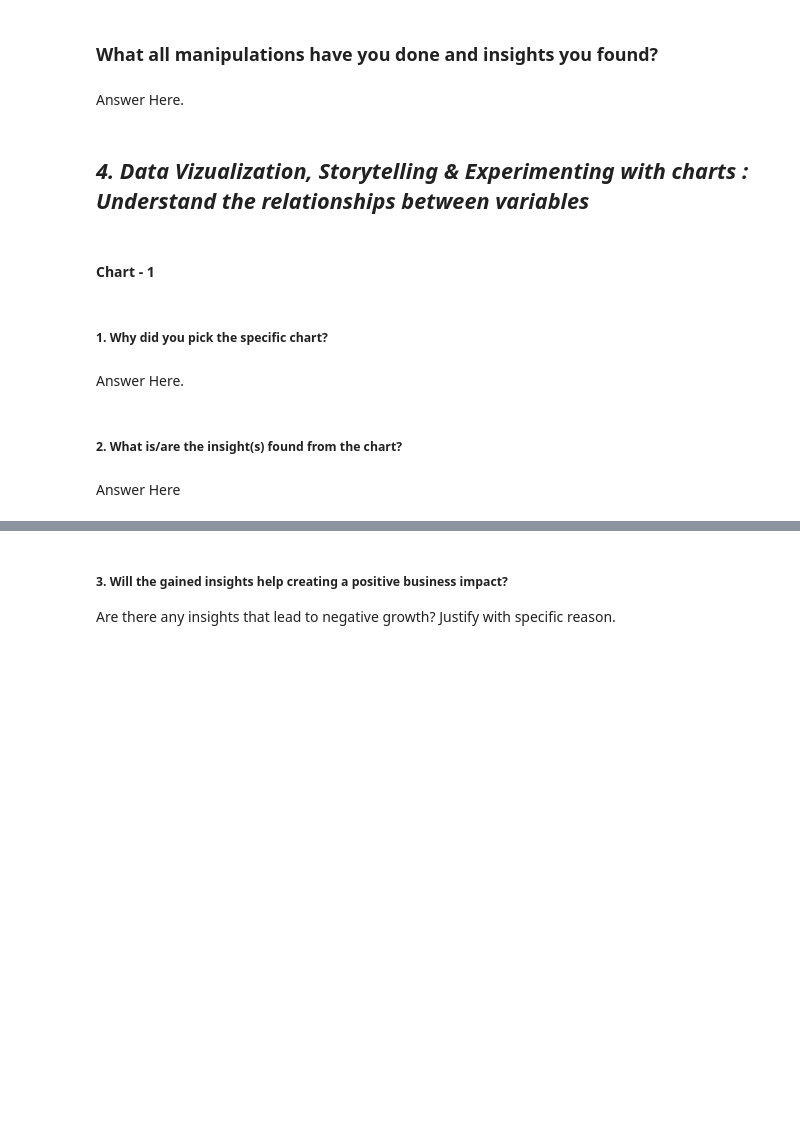
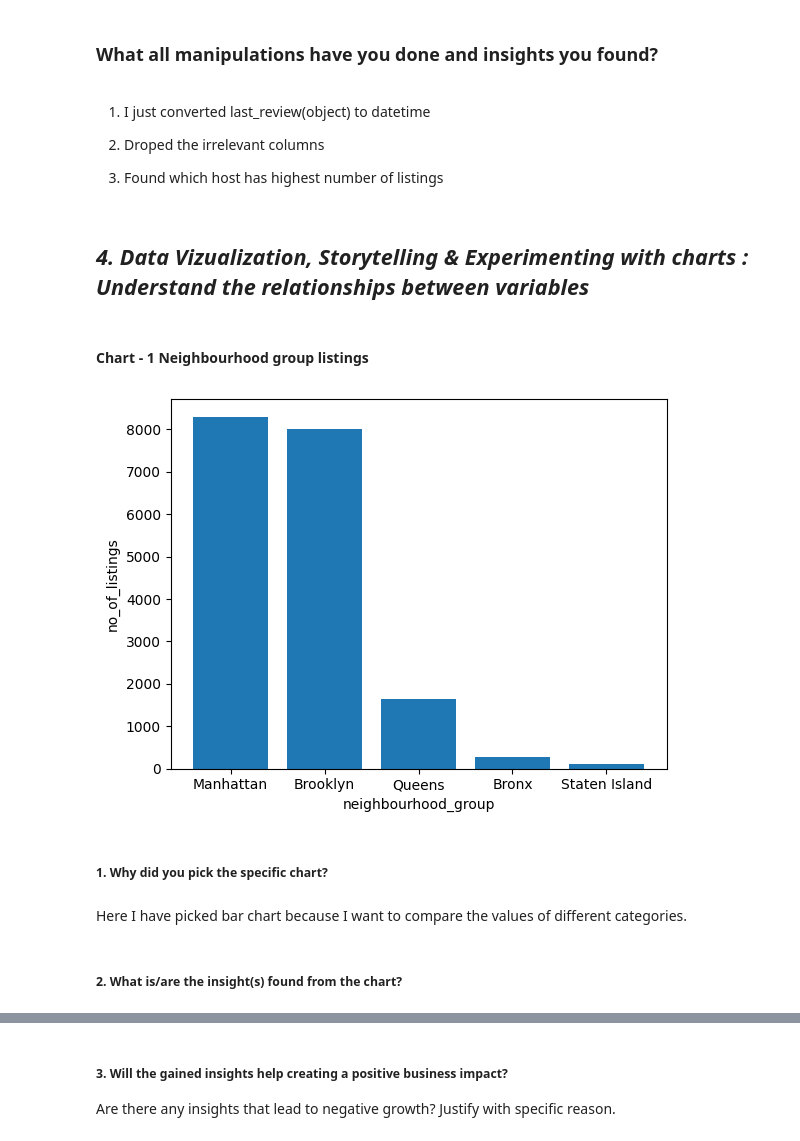
Before and after one commit to hitesh-lalwanii/Airbnb-Booking-Analysis, a Jupyter notebook: Airbnb_Booking_Analysis_By_Hitesh_Lalwani_(_Cohort_Lima).ipynb, the cells around one changed output, grey strips where cells are left out. Cells and saved outputs as stored; diff of their text form; code cells hidden in the pictures; blank space fills up the shorter version.

```diff
--- a/Airbnb_Booking_Analysis_By_Hitesh_Lalwani_(_Cohort_Lima).ipynb
+++ b/Airbnb_Booking_Analysis_By_Hitesh_Lalwani_(_Cohort_Lima).ipynb
@@ -285,3 +286,5 @@ dtype: int64
 ### Data Wrangling Code
 # %%
 # Write your code to make your dataset analysis ready.
+data.dropna(inplace=True)
+data.info()
@@ -287,0 +309,4 @@ dtype: int64
+# %%
+import datetime
+data["last_review"]=pd.to_datetime(data["last_review"],format="%Y-%m-%d")
+data.info()
@@ -287,0 +331,2 @@ dtype: int64
+# %%
+data.drop(["latitude","longitude"],axis=1,inplace=True)
@@ -288,8 +366,13 @@ dtype: int64
 # %% [markdown]
 ### What all manipulations have you done and insights you found?
-# %% [markdown]
-Answer Here.
+# %% [markdown]
+
+
+1.   I just converted last_review(object) to datetime
+2.   Droped the irrelevant columns
+
+3.   Found which host has highest number of listings
 # %% [markdown]
 ## ***4. Data Vizualization, Storytelling & Experimenting with charts : Understand the relationships between variables***
 # %% [markdown]
-#### Chart - 1
+#### Chart - 1 Neighbourhood group listings
@@ -298,8 +379,17 @@ Answer Here.
+# %%
+# Chart - 1 visualization code
+df=data["neighbourhood_group"].value_counts()
+x=df.index
+y=df.values
+plt.bar(x,y)
+plt.xlabel("neighbourhood_group")
+plt.ylabel("no_of_listings")
+plt.show()
+# %% [output]
+[figure, added]
 # %% [markdown]
 ##### 1. Why did you pick the specific chart?
-# %% [markdown]
-Answer Here.
+# %% [markdown]
+Here  I have picked bar chart because I want to compare the values of different categories.
 # %% [markdown]
 ##### 2. What is/are the insight(s) found from the chart?
-# %% [markdown]
-Answer Here
```
Also changed, not shown: parts of 46 cells of this notebook.
